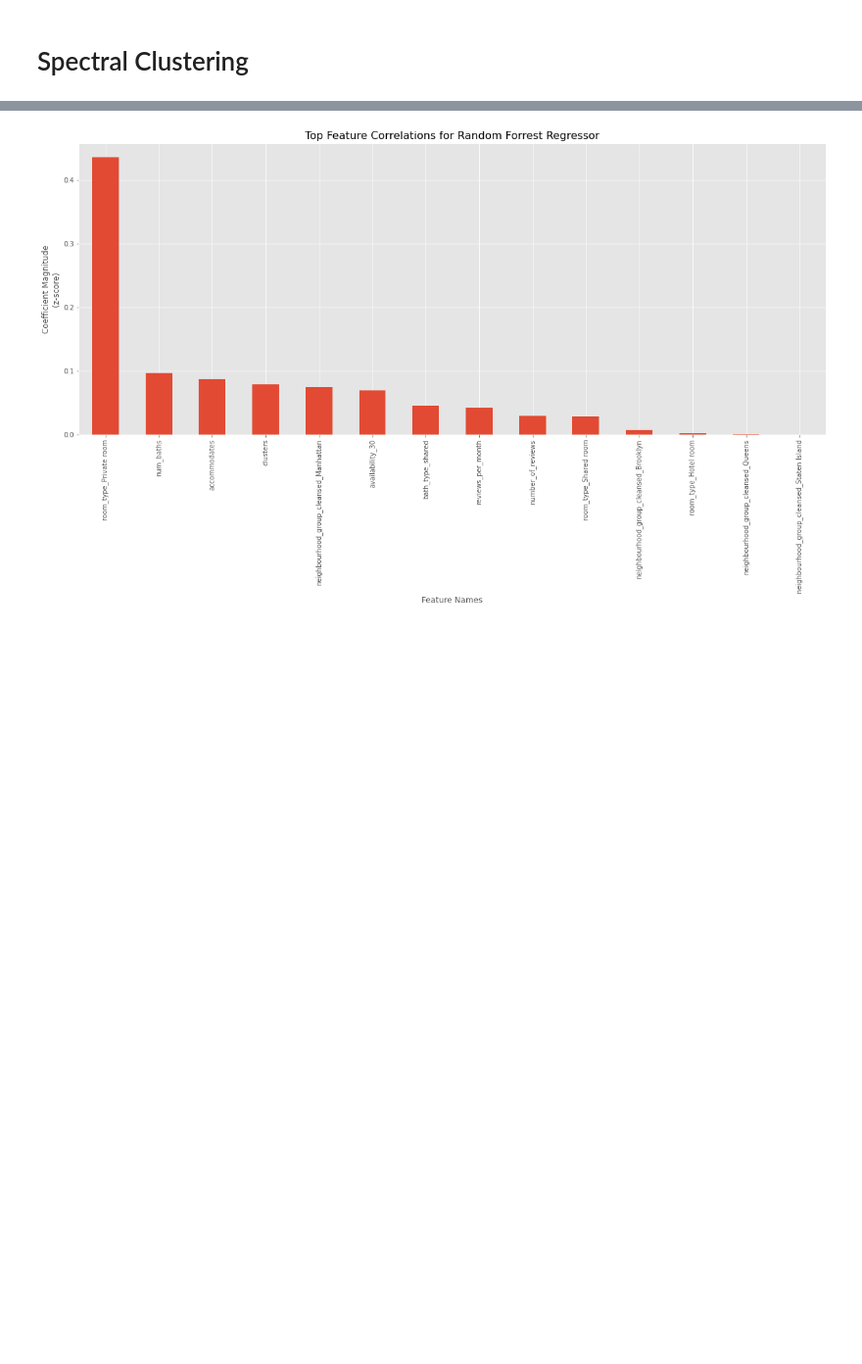
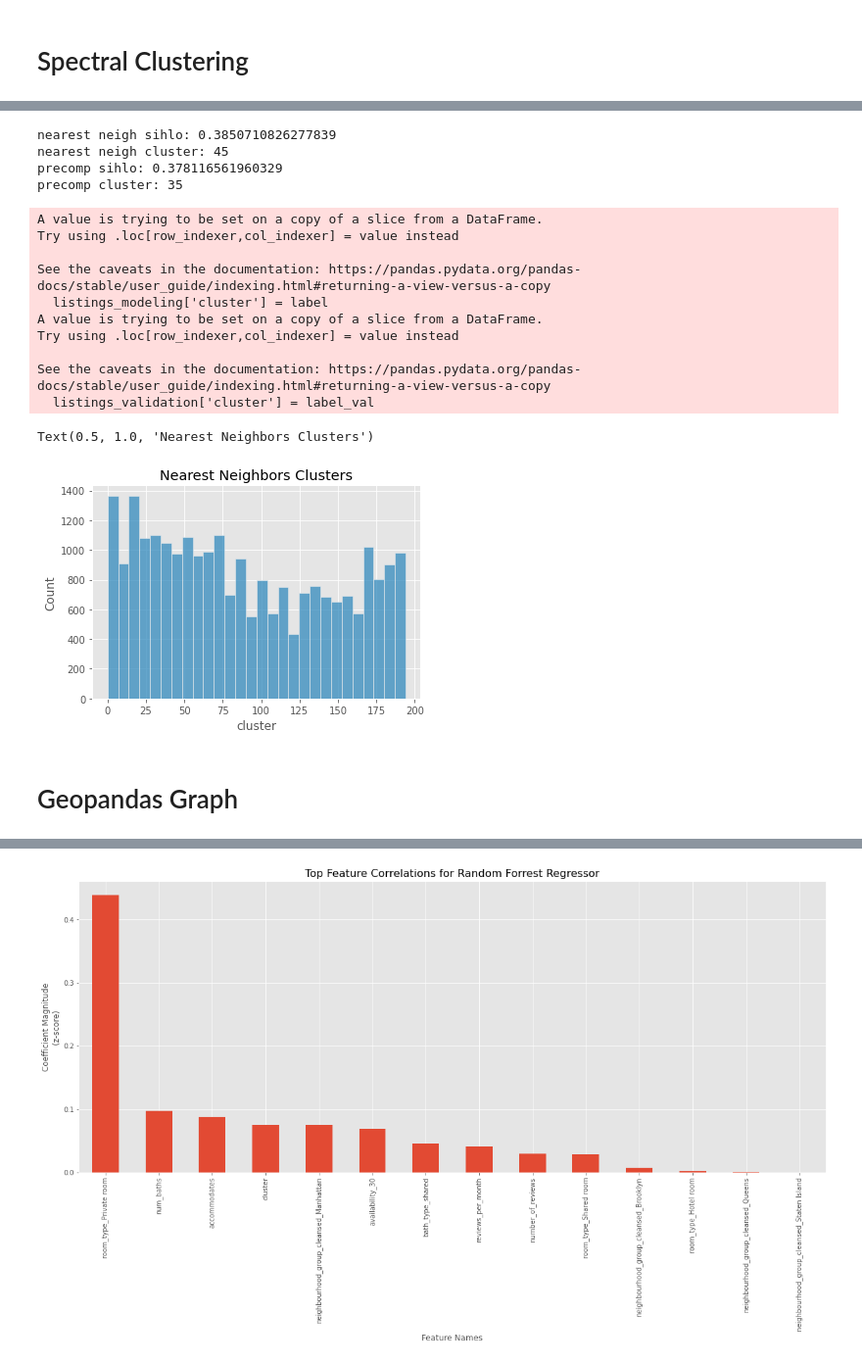
Before and after one commit to rickfontenot/airbnb, a Jupyter notebook: Lab3/Working/lab3_dj.ipynb, the cells around one changed output, grey strips where cells are left out. Shown at 98% size. Saved outputs shown, nothing was run; the diff lists cells and outputs as text; code cells hidden in the pictures; blank space fills up the shorter version.

```diff
--- a/Lab3/Working/lab3_dj.ipynb
+++ b/Lab3/Working/lab3_dj.ipynb
@@ -327,0 +315,60 @@ plt.show()
+# %%
+
+# Nearest Neighbosr Tuned Model
+nn_max_sihlo_idx = np.argmax(nearest_neighbors_silhouette) # get index of the max sihlo score
+nn_sihlo_val = nearest_neighbors_silhouette[nn_max_sihlo_idx]
+nn_cluster = cluster_range[nn_max_sihlo_idx] # get cluster value at index of the max sihlo score
+
+
+
+# Pre Comp Tuned Model
+pc_max_sihlo_idx = np.argmax(precomp_silhouette) # get index of the max sihlo score
+pc_sihlo_val = precomp_silhouette[pc_max_sihlo_idx]
+pc_cluster = cluster_range[pc_max_sihlo_idx] # get cluster value at index of the max sihlo score
+
+print("nearest neigh sihlo:", nn_sihlo_val)
+print("nearest neigh cluster:", nn_cluster)
+
+print("precomp sihlo:", pc_sihlo_val)
+print("precomp cluster:", pc_cluster)
+
+
+if nn_sihlo_val>pc_sihlo_val:
+    title = "Nearest Neighbors Clusters"
+    nearest_neighbors_spc = SpectralClustering(n_clusters = nn_cluster, affinity = "nearest_neighbors")
+
+    label = spc.fit_predict(LatLong)
+    label_val = spc.fit_predict(LatLong_val)
+    listings_modeling['cluster'] = label
+    listings_validation['cluster'] = label_val
+
+else:
+    title = "Precomputed Clusters"
+    precomputed_spc = SpectralClustering(n_clusters = pc_cluster, affinity = "precomputed")
+    xknn_val = kneighbors_graph(LatLong_val, 10) # additional connectivity informationlabels = spc.fit_predict(LatLong)
+
+    label = spc.fit_predict(LatLong)
+    label_val = spc.fit_predict(xknn_val)
+    listings_modeling['cluster'] = label
+    listings_validation['cluster'] = label_val
+
+sns.histplot(data=listings_modeling, x="cluster").set_title(title)
+# %% [output]
+nearest neigh sihlo: 0.3850710826277839
+nearest neigh cluster: 45
+precomp sihlo: 0.378116561960329
+precomp cluster: 35
+A value is trying to be set on a copy of a slice from a DataFrame.
+Try using .loc[row_indexer,col_indexer] = value instead
+
+See the caveats in the documentation: https://pandas.pydata.org/pandas-docs/stable/user_guide/indexing.html#returning-a-view-versus-a-copy
+  listings_modeling['cluster'] = label
+A value is trying to be set on a copy of a slice from a DataFrame.
+Try using .loc[row_indexer,col_indexer] = value instead
+
+See the caveats in the documentation: https://pandas.pydata.org/pandas-docs/stable/user_guide/indexing.html#returning-a-view-versus-a-copy
+  listings_validation['cluster'] = label_val
+Text(0.5, 1.0, 'Nearest Neighbors Clusters')
+[figure, added]
+# %% [markdown]
+# Geopandas Graph
```
Also changed, not shown: parts of 16 cells of this notebook.
